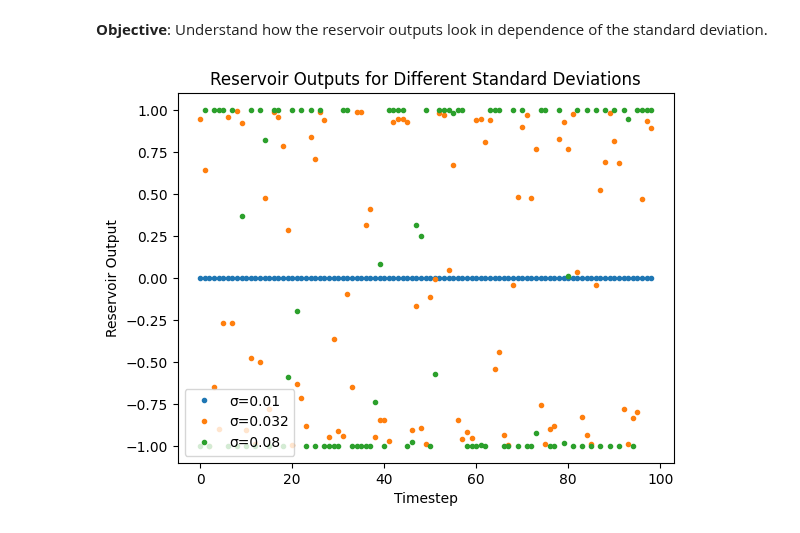
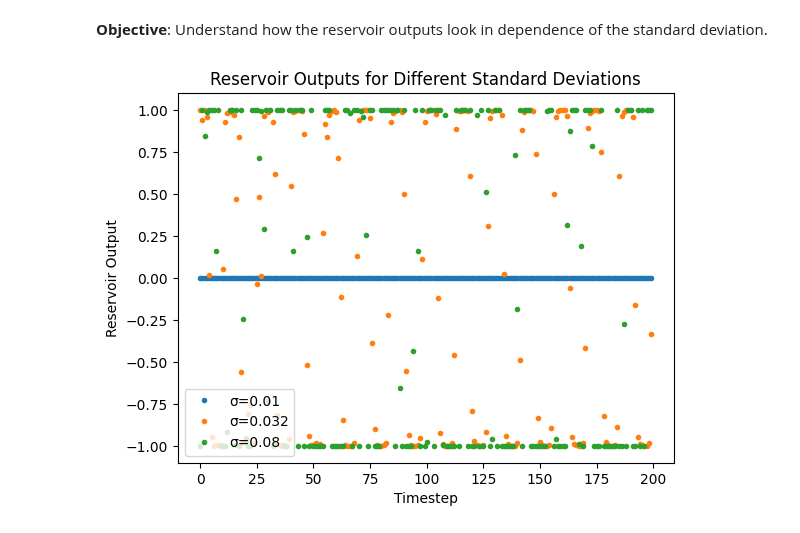
Before and after one commit to winlew/levy-agent-simulation, a Jupyter notebook: studies/reservoir_outputs.ipynb, the cells around one changed output. Saved outputs shown, nothing was run; the diff lists cells and outputs as text; code cells hidden in the pictures.

Commit message:
improve reservoir output study

```diff
--- a/studies/reservoir_outputs.ipynb
+++ b/studies/reservoir_outputs.ipynb
@@ -3,30 +3,32 @@
 # %%
 import os
 os.chdir(os.path.join(os.getcwd(), "../code"))
 from tqdm import tqdm
 from agent import Reservoir
 import matplotlib.pyplot as plt
 
-timesteps = 99
+TIME_STEPS = 200
+NUM_NEURONS = 1000
+BURN_IN_TIME = 100
 
 standard_deviations = [0.01, 0.032, 0.08]
 
 data = []
 
 for std in tqdm(standard_deviations):
     outputs = []
-    reservoir = Reservoir(timesteps, num_neurons=1000, burn_in_time=100, mean=0, standard_deviation=std)
-    for timestep in range(timesteps):
+    reservoir = Reservoir(TIME_STEPS, num_neurons=NUM_NEURONS, burn_in_time=BURN_IN_TIME, mean=0, standard_deviation=std)
+    for timestep in range(TIME_STEPS):
         outputs.append(reservoir.get_output(timestep))
     data.append(outputs)
 
 for i in range(len(standard_deviations)):
     plt.plot(data[i], '.', label=f'σ={standard_deviations[i]}')
 
 plt.xlabel('Timestep')
 plt.ylabel('Reservoir Output')
 plt.title('Reservoir Outputs for Different Standard Deviations')
 plt.legend()
 plt.show()
 # %% [output]
-[figure, old version]
+[figure, new version]
```
